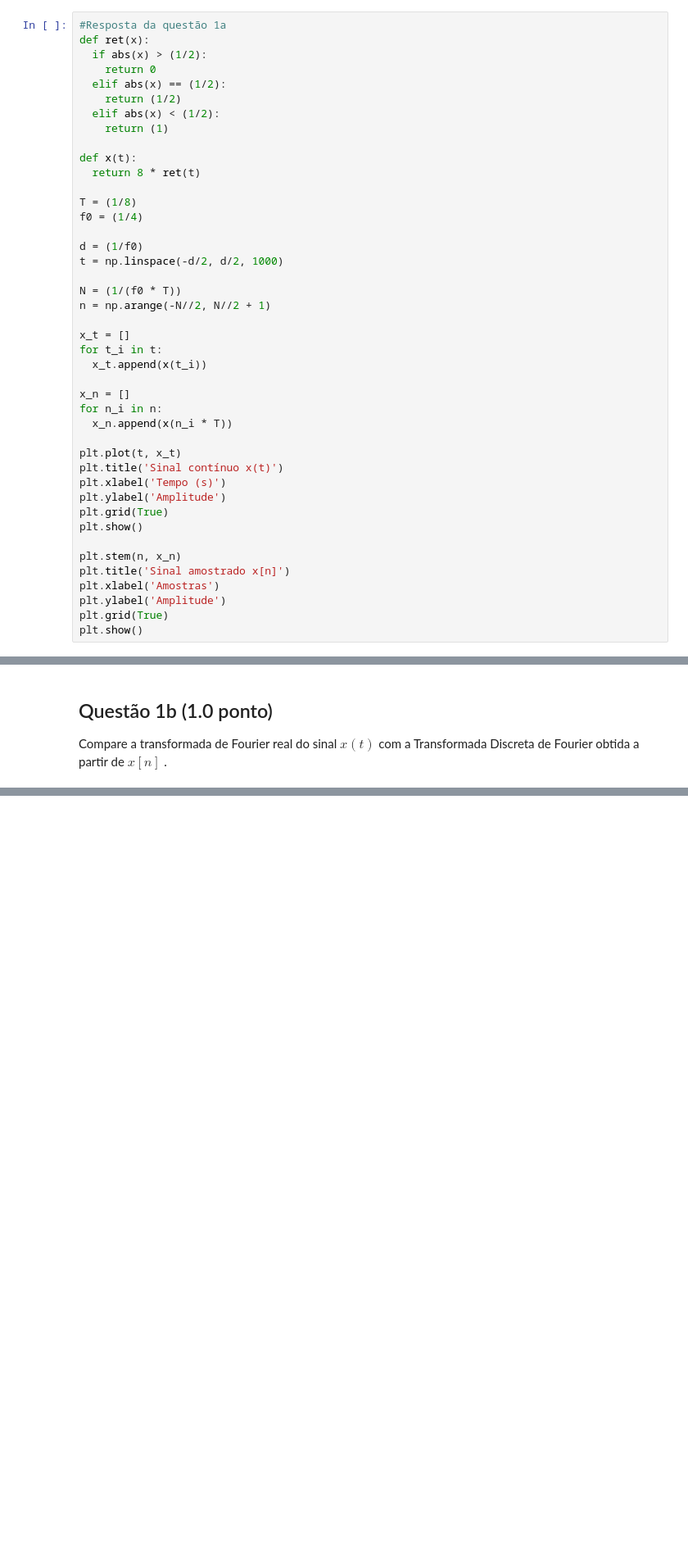
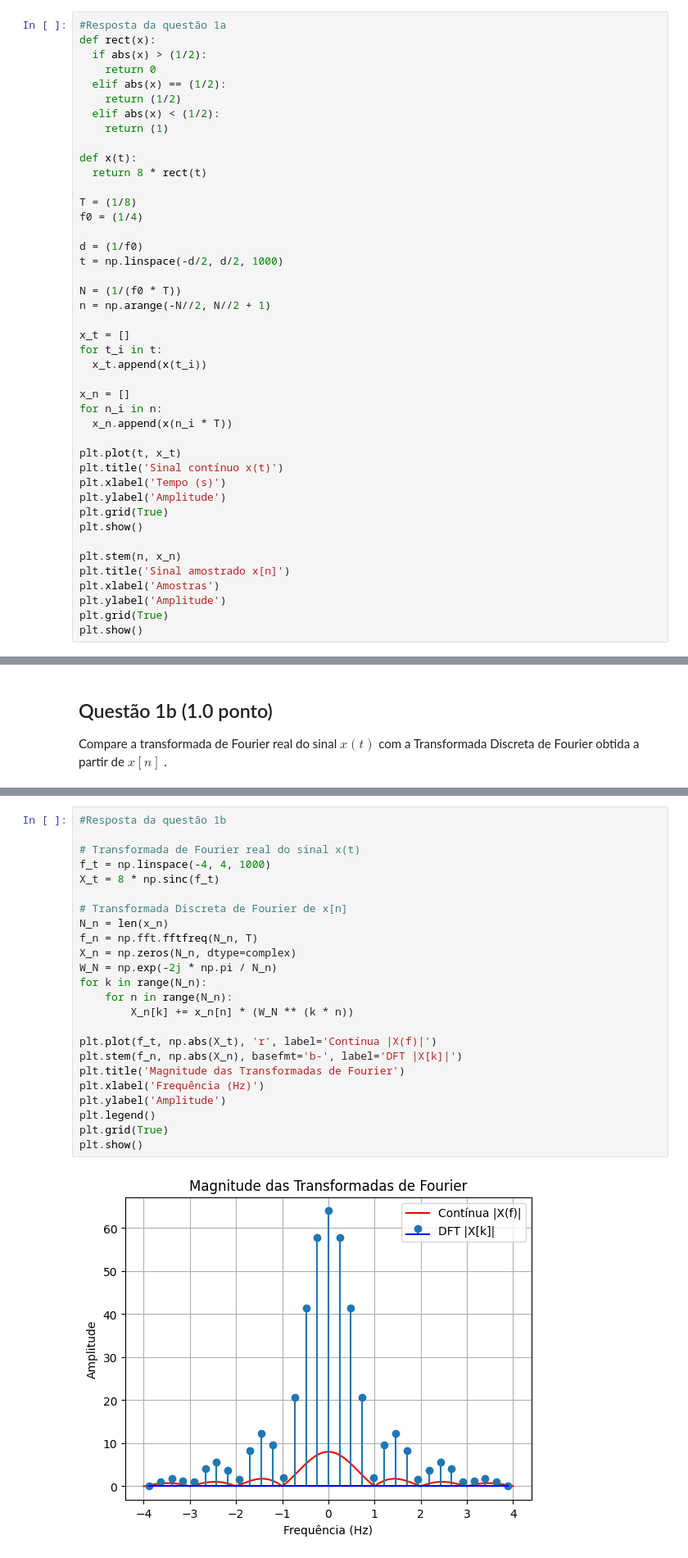
Before and after one commit to leopcortes/unb, a Jupyter notebook: sstd/Projeto3/projeto3.ipynb, the cells around one changed output, grey strips where cells are left out. Shown: that part at 82% size. Cells and saved outputs as stored; diff of their text form; blank space fills up the shorter version.

```diff
--- a/sstd/Projeto3/projeto3.ipynb
+++ b/sstd/Projeto3/projeto3.ipynb
@@ -34,7 +34,7 @@ Considere que o sinal será amostrado a uma taxa $T = \frac{1}{8}$ s, e que quer
 Obtenha o sinal $x\left[n\right]$, como uma amostragem de $x\left(t\right)$ .
 # %%
 #Resposta da questão 1a
-def ret(x):
+def rect(x):
   if abs(x) > (1/2):
     return 0
   elif abs(x) == (1/2):
@@ -43,7 +43,7 @@ def ret(x):
     return (1)
 
 def x(t):
-  return 8 * ret(t)
+  return 8 * rect(t)
 
 T = (1/8)
 f0 = (1/4)
@@ -111,3 +85,29 @@ plt.show()
+# %%
+#Resposta da questão 1b
+
+# Transformada de Fourier real do sinal x(t)
+f_t = np.linspace(-4, 4, 1000)
+X_t = 8 * np.sinc(f_t)
+
+# Transformada Discreta de Fourier de x[n]
+N_n = len(x_n)
+f_n = np.fft.fftfreq(N_n, T)
+X_n = np.zeros(N_n, dtype=complex)
+W_N = np.exp(-2j * np.pi / N_n)
+for k in range(N_n):
+	for n in range(N_n):
+		X_n[k] += x_n[n] * (W_N ** (k * n))
+
+plt.plot(f_t, np.abs(X_t), 'r', label='Contínua |X(f)|')
+plt.stem(f_n, np.abs(X_n), basefmt='b-', label='DFT |X[k]|')
+plt.title('Magnitude das Transformadas de Fourier')
+plt.xlabel('Frequência (Hz)')
+plt.ylabel('Amplitude')
+plt.legend()
+plt.grid(True)
+plt.show()
+# %% [output]
+[figure, added]
 # %% [markdown]
 # Questão 2
 
```
Also changed, not shown: parts of 1 cell of this notebook.
